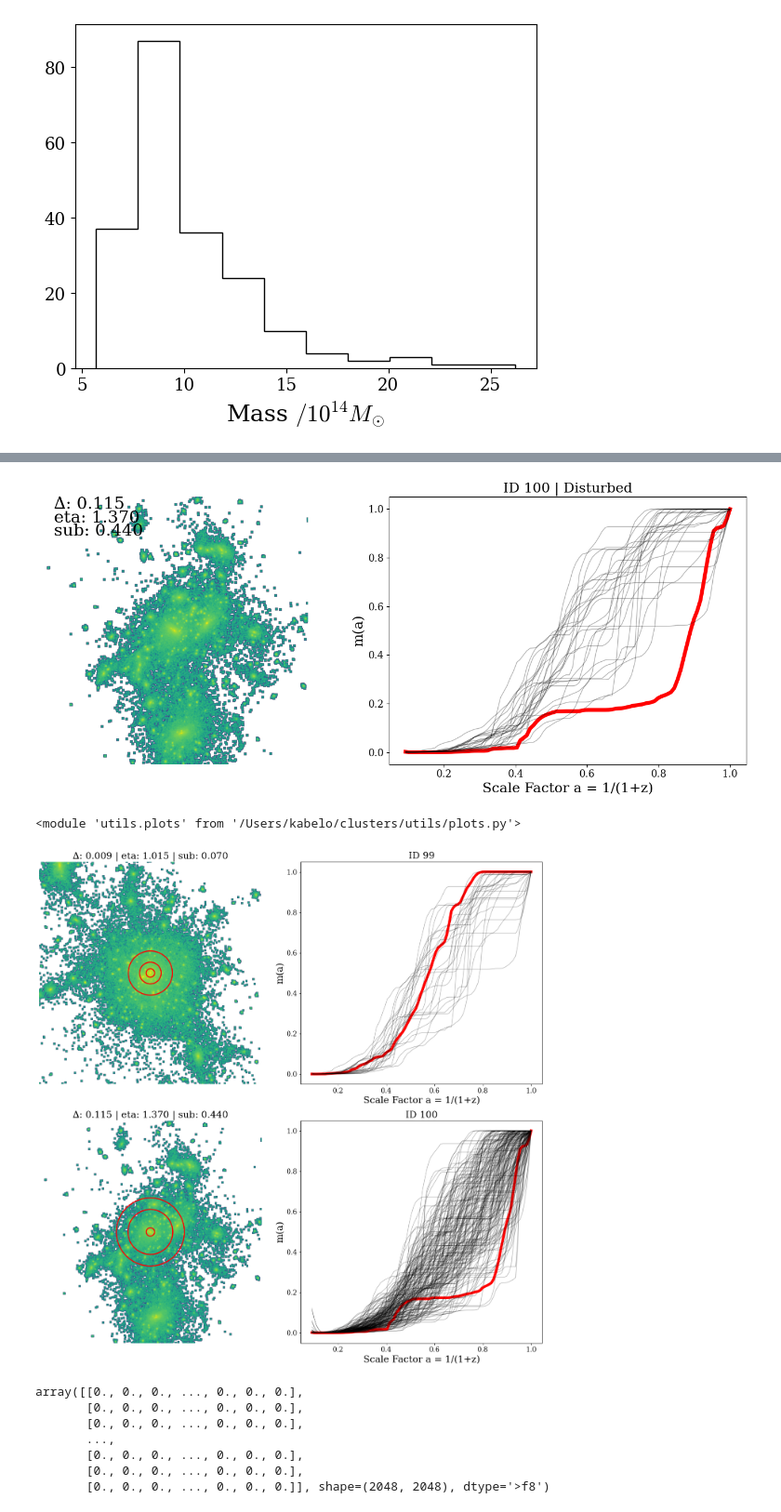
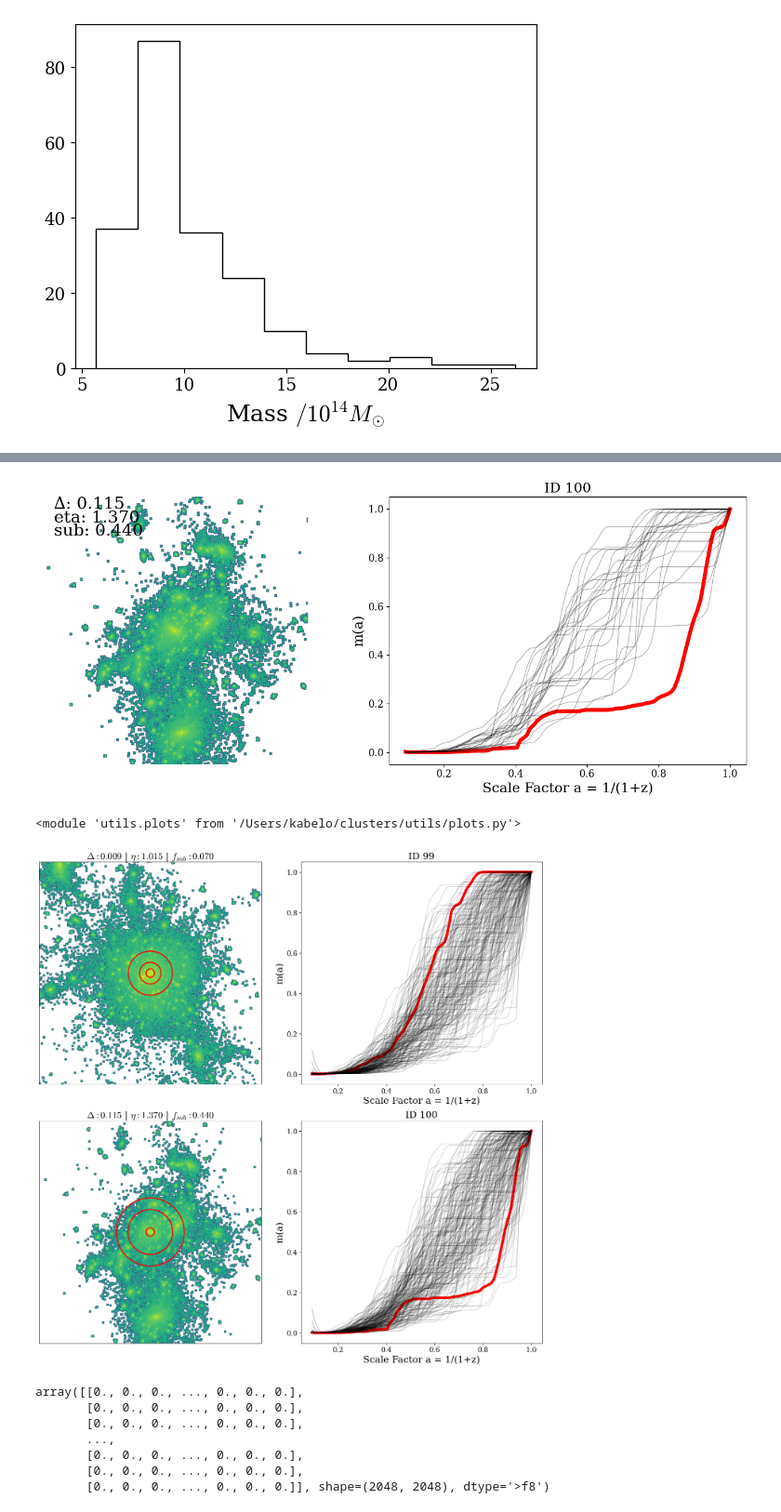
Before and after one commit to Kabelo-T/cluster_morph, a Jupyter notebook: mah.ipynb, the cells around one changed output, grey strips where cells are left out. Shown at 93% size. Saved outputs shown, nothing was run; the diff lists cells and outputs as text; code cells hidden in the pictures.

```diff
--- a/mah.ipynb
+++ b/mah.ipynb
@@ -53,5 +49,5 @@ plt.show()
 # %%
-map_dir = 'data/gadgetx3k/maps/zx/'
+map_dir = 'data/maps/zx/'
 indx = 100
 file = f'bcg_{str(indx).zfill(4)}_125_2.fits'
 fig, axs = plt.subplots(1, 2, figsize=(14, 6))
@@ -75,60 +71,61 @@ plt.tight_layout()
 # plt.savefig('plots/late_form.pdf', bbox_inches='tight')
 plt.show()
 # %% [output]
-[figure, old version]
+[figure, new version]
-# %%
-importlib.reload(plots)
-# %% [output]
-<module 'utils.plots' from '/Users/kabelo/clusters/utils/plots.py'>
+# %%
+importlib.reload(plots)
+# %% [output]
+<module 'utils.plots' from '/Users/kabelo/clusters/utils/plots.py'>
 # %%
-map_dir = 'data/gadgetx3k/maps/zx/'
+map_dir = 'data/maps/zx/'
 
 indx = 99
 file = f'bcg_{str(indx).zfill(4)}_125_2.fits'
 mass_map = futils.load_map(file, map_dir)
 
 fig, axs = plt.subplots(2, 2, figsize=(14, 14))
-# for ax_row in axs:
-#     for ax in ax_row:
-#         ax.set_xticks([])
-#         ax.set_yticks([])
+for ax_row in axs:
+    for i, ax in enumerate(ax_row):
+        if i==0:
+            ax.set_xticks([])
+            ax.set_yticks([])
 
 ecom = dsdf.loc[[indx]]['delta_200[4]'].values[0]
 evir = dsdf.loc[[indx]]['eta_200[3]'].values[0]
 esub = dsdf.loc[[indx]]['fm_200[5]'].values[0]
-axs[0][0].set_title(f'∆: {ecom:.3f} | eta: {evir:.3f} | sub: {esub:.3f}')
+axs[0][0].set_title(r'$\Delta: 0.009$ | $\eta: 1.015$ | $f_{sub}: 0.070$') # hardcoding the values for now
 plots.display_img(mass_map, axs[0][0])
 
 rads = smdf.loc[indx][['r20', 'r50', 'r80']].values
 center = (mass_map.shape[0] // 2, mass_map.shape[1] // 2)
 for r in rads:
     circle = plt.Circle(center, r, color='r', fill=False, lw=2)
     axs[0][0].add_patch(circle)
 
-plots.plot_mah(indx, axs=axs[0][1], show_relaxed=True)
+plots.plot_mah(indx, axs=axs[0][1], show_all=True)
 
 indx = 100
 file = f'bcg_{str(indx).zfill(4)}_125_2.fits'
 mass_map = futils.load_map(file, map_dir)
 plots.display_img(mass_map, axs[1][0])
 ecom = dsdf.loc[[indx]]['delta_200[4]'].values[0]
 evir = dsdf.loc[[indx]]['eta_200[3]'].values[0]
 esub = dsdf.loc[[indx]]['fm_200[5]'].values[0]
 
-axs[1][0].set_title(f'∆: {ecom:.3f} | eta: {evir:.3f} | sub: {esub:.3f}')
+axs[1][0].set_title(r'$\Delta: 0.115$ | $\eta: 1.370$ | $f_{sub}: 0.440$')
 rads = smdf.loc[indx][['r20', 'r50', 'r80']].values
 center = (mass_map.shape[0] // 2, mass_map.shape[1] // 2)
 for r in rads:
     circle = plt.Circle(center, r, color='r', fill=False, lw=2)
     axs[1][0].add_patch(circle)
-plots.plot_mah(indx, axs=axs[1][1], show_disturbed=True)
-axs[0][0].set_axis_off()
-axs[1][0].set_axis_off()
+plots.plot_mah(indx, axs=axs[1][1], show_all=True)
+# axs[0][0].set_axis_off()
+# axs[1][0].set_axis_off()
 plt.tight_layout()
-# plt.savefig('plots/maps_mah.pdf')
+plt.savefig('plots/maps_mah.pdf')
 plt.show()
 # %% [output]
-[figure, old version]
+[figure, new version]
 # %%
 mass_map
 # %% [output]
```
Also changed, not shown: parts of 3 cells of this notebook, 19 other files.
